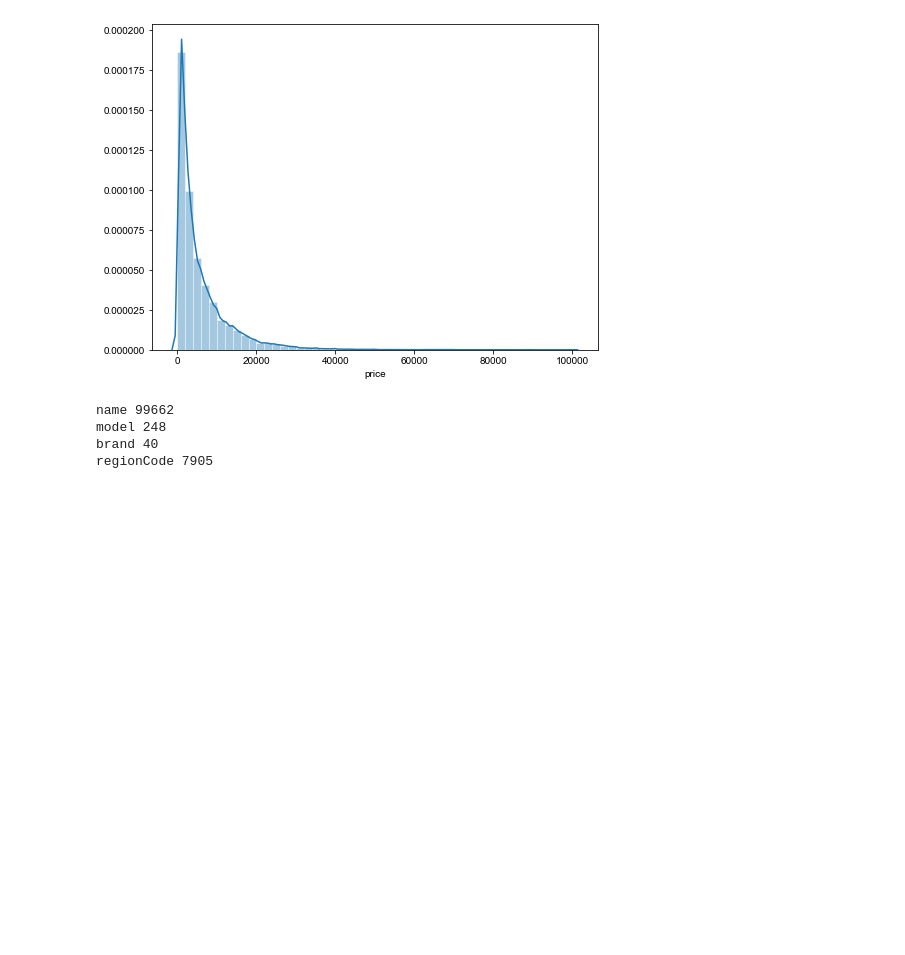
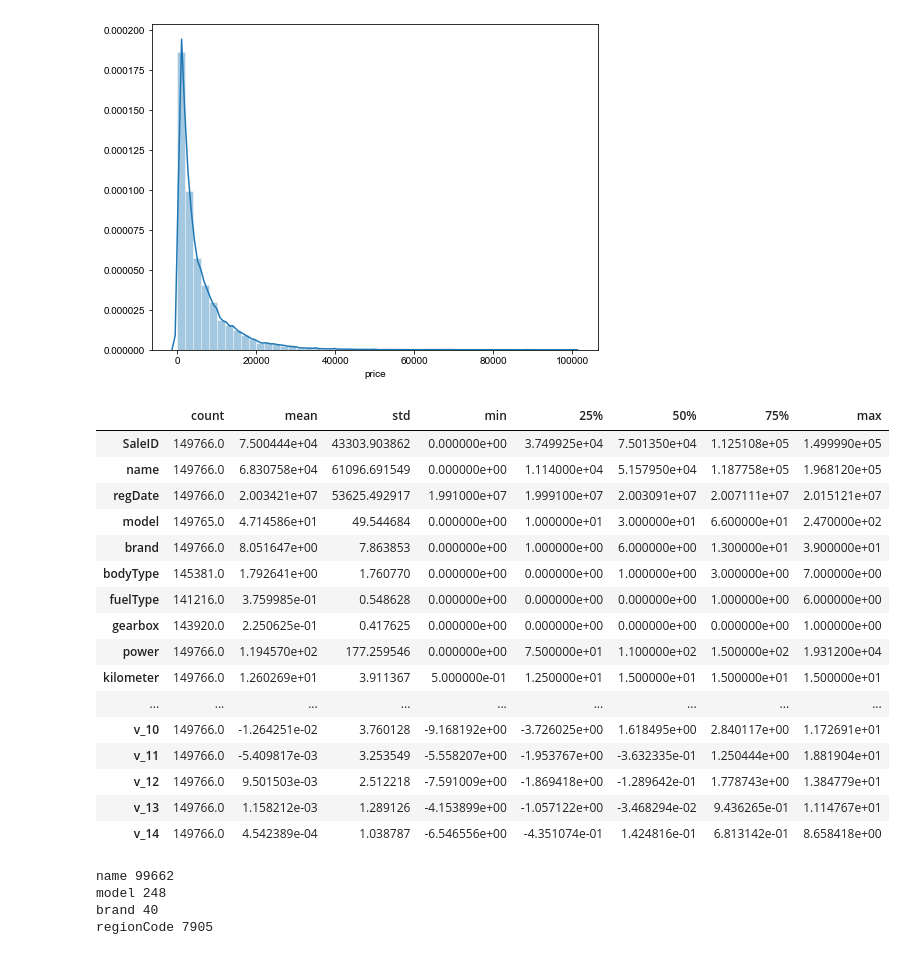
Before and after one commit to yangjiada/used_cars, a Jupyter notebook: baseline.ipynb, the cells around one changed output. Drawn from its saved outputs; the diff is of its cells as text; code cells hidden in the pictures; blank space fills up the shorter version.

```diff
--- a/baseline.ipynb
+++ b/baseline.ipynb
@@ -58,6 +58,26 @@ sns.distplot(train['price'])
 # %% [output]
 <matplotlib.axes._subplots.AxesSubplot at 0x...>
 [figure]
+# %%
+train.describe().T
+# %% [output]
+|  | count | mean | std | min | 25% | 50% | 75% | max |
+| SaleID | 149766.0 | 7.500444e+04 | 43303.903862 | 0.000000e+00 | 3.749925e+04 | 7.501350e+04 | 1.125108e+05 | 1.499990e+05 |
+| name | 149766.0 | 6.830758e+04 | 61096.691549 | 0.000000e+00 | 1.114000e+04 | 5.157950e+04 | 1.187758e+05 | 1.968120e+05 |
+| regDate | 149766.0 | 2.003421e+07 | 53625.492917 | 1.991000e+07 | 1.999100e+07 | 2.003091e+07 | 2.007111e+07 | 2.015121e+07 |
+| model | 149765.0 | 4.714586e+01 | 49.544684 | 0.000000e+00 | 1.000000e+01 | 3.000000e+01 | 6.600000e+01 | 2.470000e+02 |
+| brand | 149766.0 | 8.051647e+00 | 7.863853 | 0.000000e+00 | 1.000000e+00 | 6.000000e+00 | 1.300000e+01 | 3.900000e+01 |
+| bodyType | 145381.0 | 1.792641e+00 | 1.760770 | 0.000000e+00 | 0.000000e+00 | 1.000000e+00 | 3.000000e+00 | 7.000000e+00 |
+| fuelType | 141216.0 | 3.759985e-01 | 0.548628 | 0.000000e+00 | 0.000000e+00 | 0.000000e+00 | 1.000000e+00 | 6.000000e+00 |
+| gearbox | 143920.0 | 2.250625e-01 | 0.417625 | 0.000000e+00 | 0.000000e+00 | 0.000000e+00 | 0.000000e+00 | 1.000000e+00 |
+| power | 149766.0 | 1.194570e+02 | 177.259546 | 0.000000e+00 | 7.500000e+01 | 1.100000e+02 | 1.500000e+02 | 1.931200e+04 |
+| kilometer | 149766.0 | 1.260269e+01 | 3.911367 | 5.000000e-01 | 1.250000e+01 | 1.500000e+01 | 1.500000e+01 | 1.500000e+01 |
+| ... | ... | ... | ... | ... | ... | ... | ... | ... |
+| v_10 | 149766.0 | -1.264251e-02 | 3.760128 | -9.168192e+00 | -3.726025e+00 | 1.618495e+00 | 2.840117e+00 | 1.172691e+01 |
+| v_11 | 149766.0 | -5.409817e-03 | 3.253549 | -5.558207e+00 | -1.953767e+00 | -3.632335e-01 | 1.250444e+00 | 1.881904e+01 |
+| v_12 | 149766.0 | 9.501503e-03 | 2.512218 | -7.591009e+00 | -1.869418e+00 | -1.289642e-01 | 1.778743e+00 | 1.384779e+01 |
+| v_13 | 149766.0 | 1.158212e-03 | 1.289126 | -4.153899e+00 | -1.057122e+00 | -3.468294e-02 | 9.436265e-01 | 1.114767e+01 |
+| v_14 | 149766.0 | 4.542389e-04 | 1.038787 | -6.546556e+00 | -4.351074e-01 | 1.424816e-01 | 6.813142e-01 | 8.658418e+00 |
 # %%
 # 查看分类特征的类别数量
 for i in ['name', 'model', 'brand', 'regionCode']:
```
